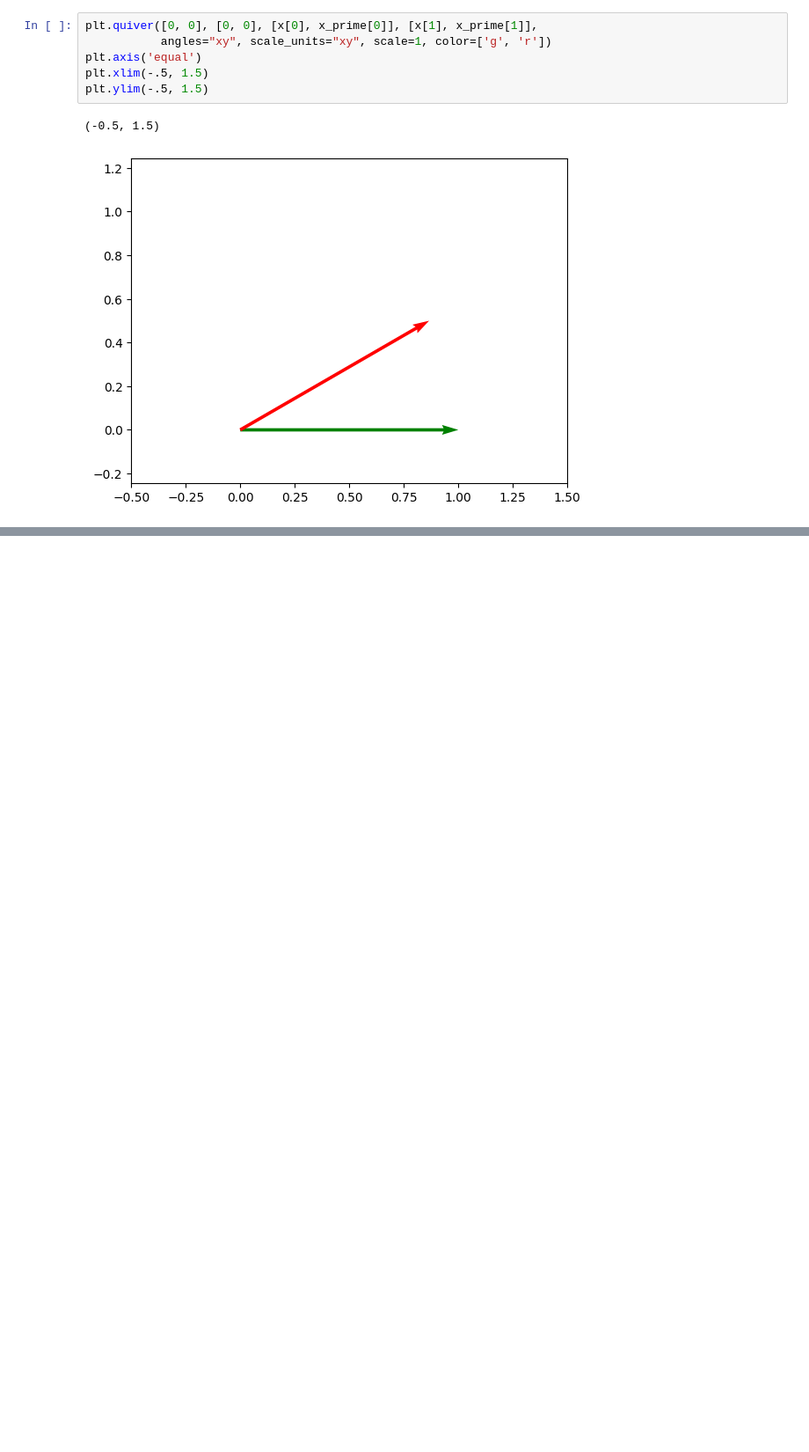
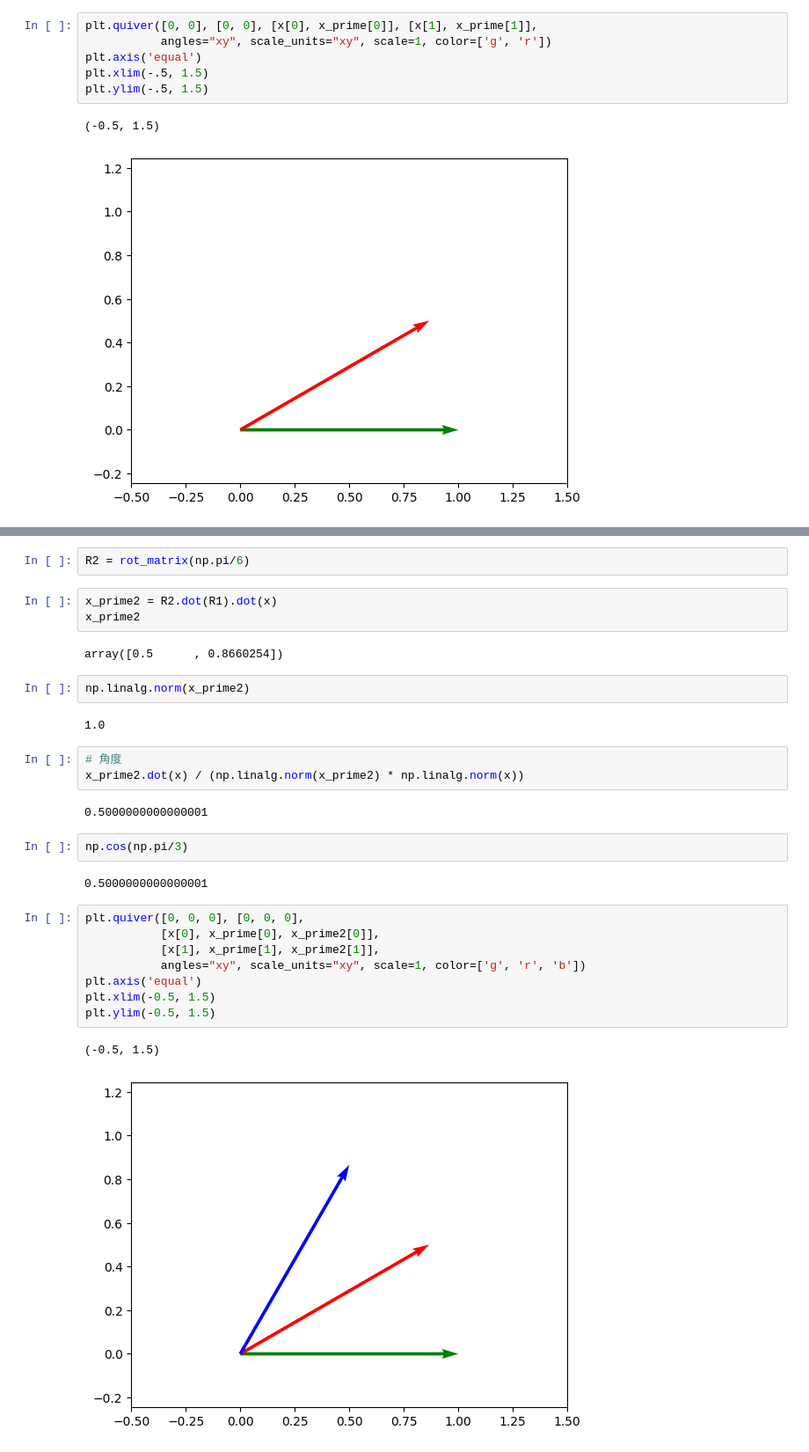
Before and after one commit to jzr778/learn_llm, a Jupyter notebook: deeplearning_math/rotation_matrix.ipynb, the cells around one changed output, grey strips where cells are left out. Shown: that part at 88% size. Saved outputs shown, nothing was run; the diff lists cells and outputs as text; blank space fills up the shorter version.

Commit message:
rotation_matrix

```diff
--- a/deeplearning_math/rotation_matrix.ipynb
+++ b/deeplearning_math/rotation_matrix.ipynb
@@ -109,0 +126,31 @@ plt.ylim(-.5, 1.5)
+# %%
+R2 = rot_matrix(np.pi/6)
+# %%
+x_prime2 = R2.dot(R1).dot(x)
+x_prime2
+# %% [output]
+array([0.5      , 0.8660254])
+# %%
+np.linalg.norm(x_prime2)
+# %% [output]
+1.0
+# %%
+# 角度
+x_prime2.dot(x) / (np.linalg.norm(x_prime2) * np.linalg.norm(x))
+# %% [output]
+0.5000000000000001
+# %%
+np.cos(np.pi/3)
+# %% [output]
+0.5000000000000001
+# %%
+plt.quiver([0, 0, 0], [0, 0, 0],
+           [x[0], x_prime[0], x_prime2[0]],
+           [x[1], x_prime[1], x_prime2[1]],
+           angles="xy", scale_units="xy", scale=1, color=['g', 'r', 'b'])
+plt.axis('equal')
+plt.xlim(-0.5, 1.5)
+plt.ylim(-0.5, 1.5)
+# %% [output]
+(-0.5, 1.5)
+[figure, added]
```
Also changed, not shown: parts of 9 cells of this notebook.
